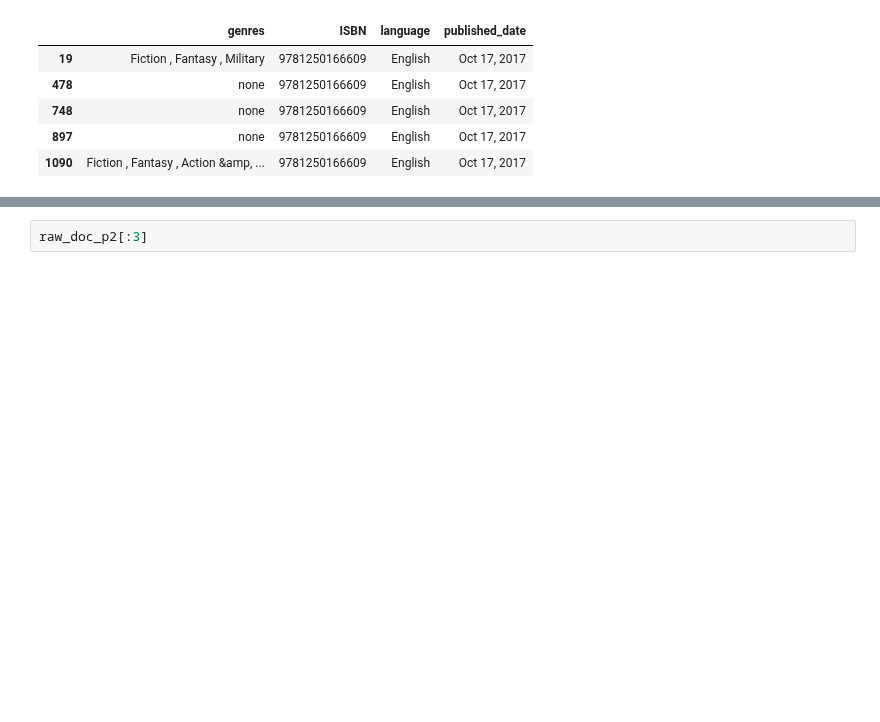
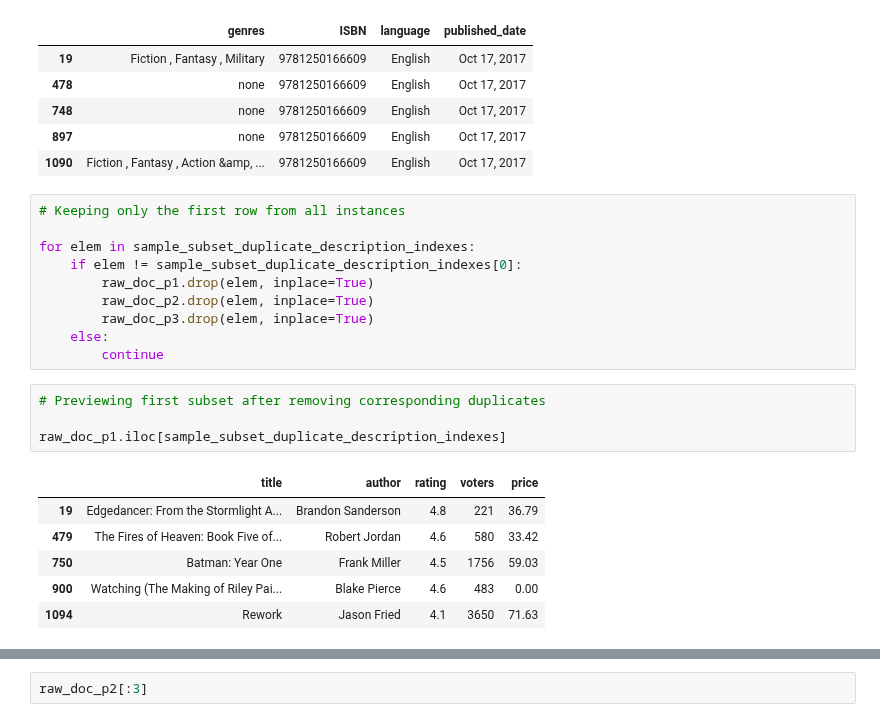
Before and after one commit to bigmikecreates/nlp-practice, a Jupyter notebook: src/notebooks/explore.ipynb, the cells around one changed output, grey strips where cells are left out. Drawn from its saved outputs; the diff is of its cells as text; blank space fills up the shorter version.

```diff
--- a/src/notebooks/explore.ipynb
+++ b/src/notebooks/explore.ipynb
@@ -507,3 +507,24 @@ raw_doc_p3.iloc[sample_subset_duplicate_description_indexes]
 | 748 | none | 9781250166609 | English | Oct 17, 2017 |
 | 897 | none | 9781250166609 | English | Oct 17, 2017 |
 | 1090 | Fiction , Fantasy , Action &amp, ... | 9781250166609 | English | Oct 17, 2017 |
+# %%
+# Keeping only the first row from all instances
+
+for elem in sample_subset_duplicate_description_indexes:
+    if elem != sample_subset_duplicate_description_indexes[0]:
+        raw_doc_p1.drop(elem, inplace=True)
+        raw_doc_p2.drop(elem, inplace=True)
+        raw_doc_p3.drop(elem, inplace=True)
+    else:
+        continue
+# %%
+# Previewing first subset after removing corresponding duplicates
+
+raw_doc_p1.iloc[sample_subset_duplicate_description_indexes]
+# %% [output]
+|  | title | author | rating | voters | price |
+| 19 | Edgedancer: From the Stormlight A... | Brandon Sanderson | 4.8 | 221 | 36.79 |
+| 479 | The Fires of Heaven: Book Five of... | Robert Jordan | 4.6 | 580 | 33.42 |
+| 750 | Batman: Year One | Frank Miller | 4.5 | 1756 | 59.03 |
+| 900 | Watching (The Making of Riley Pai... | Blake Pierce | 4.6 | 483 | 0.00 |
+| 1094 | Rework | Jason Fried | 4.1 | 3650 | 71.63 |
```
Also changed, not shown: parts of 7 cells of this notebook.
